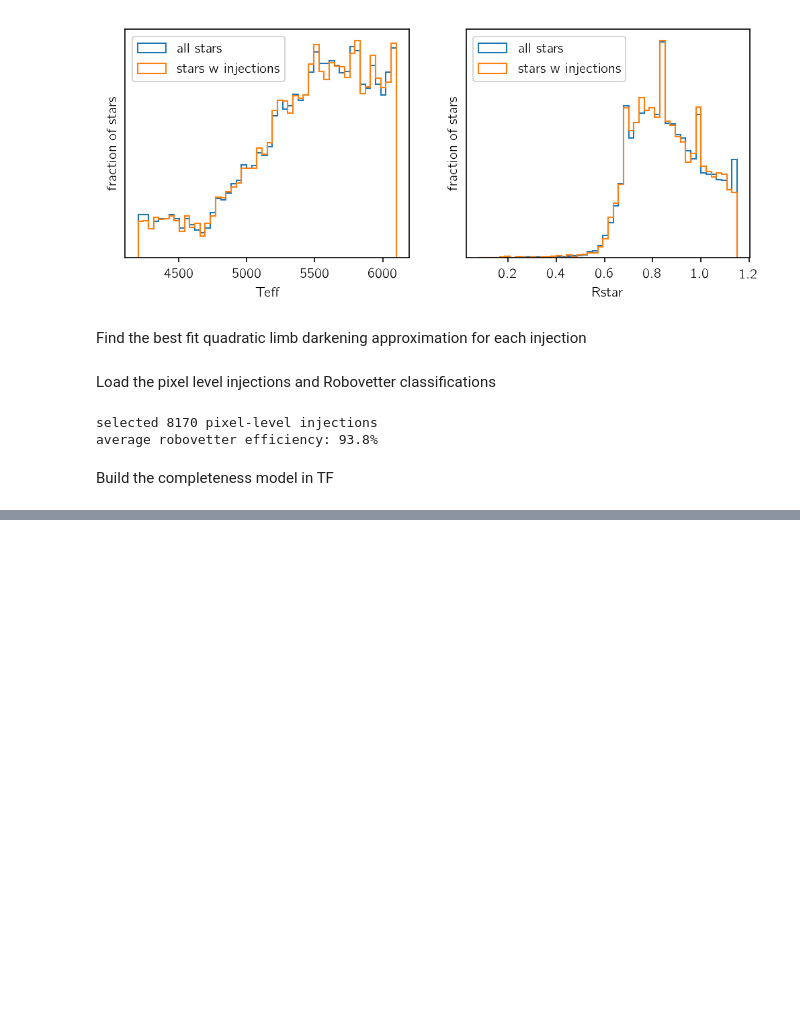
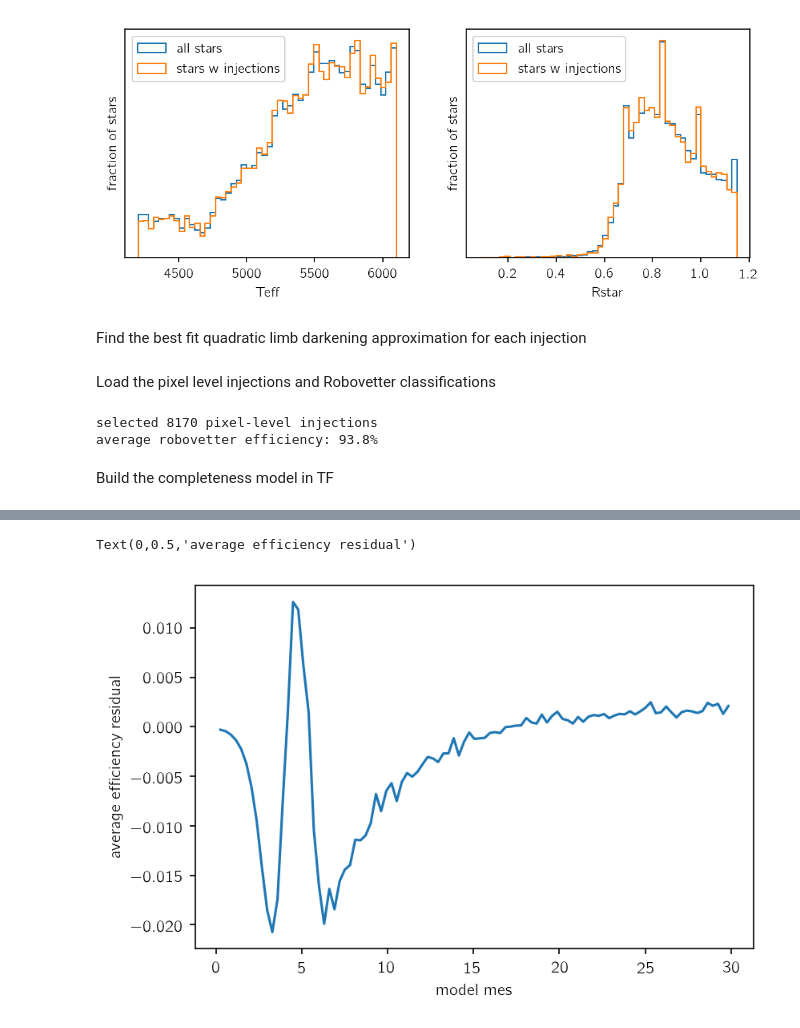
Before and after one commit to dfm/dr25, a Jupyter notebook: tf-completeness.ipynb, the cells around one changed output, grey strips where cells are left out. Saved outputs shown, nothing was run; the diff lists cells and outputs as text; code cells hidden in the pictures; blank space fills up the shorter version.

```diff
--- a/tf-completeness.ipynb
+++ b/tf-completeness.ipynb
@@ -317,0 +329,7 @@ plt.legend(loc=4);
+# %%
+plt.plot(b_x, np.mean(Z, axis=1) - np.mean(Z_mod, axis=1))
+plt.xlabel("model mes")
+plt.ylabel("average efficiency residual")
+# %% [output]
+Text(0,0.5,'average efficiency residual')
+[figure, added]
```
Also changed, not shown: parts of 11 cells of this notebook.
